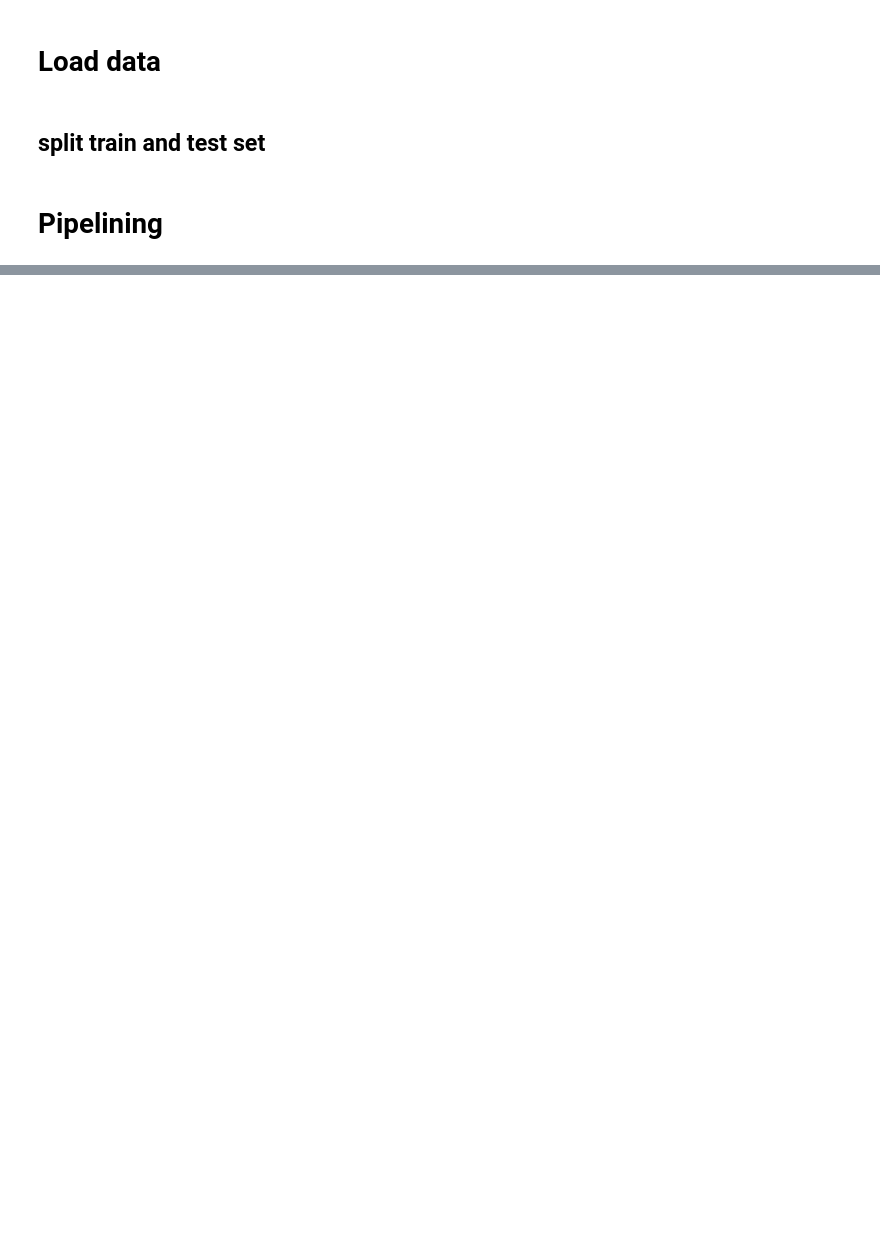
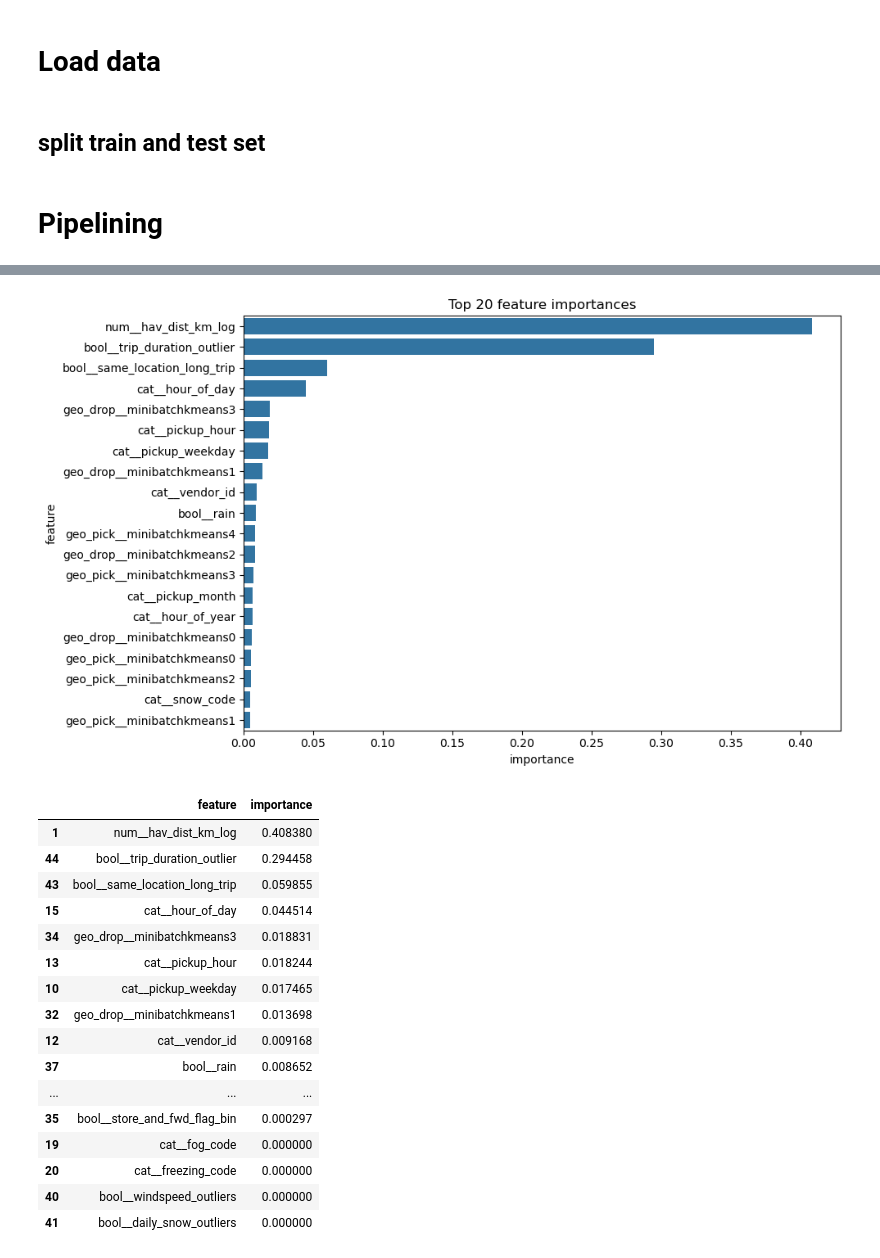
Before and after one commit to Wendo99/NYC-Taxi-Trip-Duration, a Jupyter notebook: notebooks/modelling.ipynb, the cells around one changed output, grey strips where cells are left out. Cells and saved outputs as stored; diff of their text form; code cells hidden in the pictures; blank space fills up the shorter version.

```diff
--- a/notebooks/modelling.ipynb
+++ b/notebooks/modelling.ipynb
@@ -102 +67,5 @@ array(['num__passenger_count', 'num__hav_dist_km_log', 'num__temp_c',
+# %%
+# Prepare training data
+X_train = taxi_weather[NUM_ALL + CAT_ALL + GEO_PICK + GEO_DROP + BOOL_ALL]
+y_train = taxi_weather_labels['trip_duration_log']
 # %% [markdown]
@@ -250,0 +293,59 @@ dtype: float64
+# %%
+
+def plot_tree_feature_importance(pipeline, X_train, y_train,
+    model_step='model', pre_step='pre'):
+  """
+  Fit a tree-based model pipeline and plot the top N features based on feature importance.
+
+  Parameters:
+  - pipeline: a scikit-learn Pipeline object with a tree-based model as final step
+  - model_step: name of the model step in the pipeline (default: 'model')
+  - pre_step: name of the preprocessing step in the pipeline (default: 'pre')
+  - top_n: number of top features to display (default: 20)
+
+  Returns:
+  - feat_df: DataFrame with feature names and importance scores
+  """
+
+  pipeline.fit(X_train, y_train)
+
+  model = pipeline.named_steps.get(model_step)
+  if model is None or not hasattr(model, 'feature_importances_'):
+    raise AttributeError(
+        f"Model step '{model_step}' does not provide valid 'feature_importances_'.")
+
+  feature_names = pipeline.named_steps[pre_step].get_feature_names_out()
+  importances = model.feature_importances_
+
+  feat_df = pd.DataFrame({
+    'feature': feature_names,
+    'importance': importances
+  }).sort_values(by='importance', ascending=False)
+
+  plt.figure(figsize=(10, 6))
+  sns.barplot(x='importance', y='feature', data=feat_df.head(20))
+  plt.title(f"Top {20} feature importances")
+  plt.tight_layout()
+  plt.show()
+  return feat_df
+# %%
+plot_tree_feature_importance(xgb_base_pipeline, X_train, y_train)
+# %% [output]
+[figure, added]
+|  | feature | importance |
+| 1 | num__hav_dist_km_log | 0.408380 |
+| 44 | bool__trip_duration_outlier | 0.294458 |
+| 43 | bool__same_location_long_trip | 0.059855 |
+| 15 | cat__hour_of_day | 0.044514 |
+| 34 | geo_drop__minibatchkmeans3 | 0.018831 |
+| 13 | cat__pickup_hour | 0.018244 |
+| 10 | cat__pickup_weekday | 0.017465 |
+| 32 | geo_drop__minibatchkmeans1 | 0.013698 |
+| 12 | cat__vendor_id | 0.009168 |
+| 37 | bool__rain | 0.008652 |
+| ... | ... | ... |
+| 35 | bool__store_and_fwd_flag_bin | 0.000297 |
+| 19 | cat__fog_code | 0.000000 |
+| 20 | cat__freezing_code | 0.000000 |
+| 40 | bool__windspeed_outliers | 0.000000 |
+| 41 | bool__daily_snow_outliers | 0.000000 |
```
Also changed, not shown: parts of 47 cells of this notebook, 28 other files.
